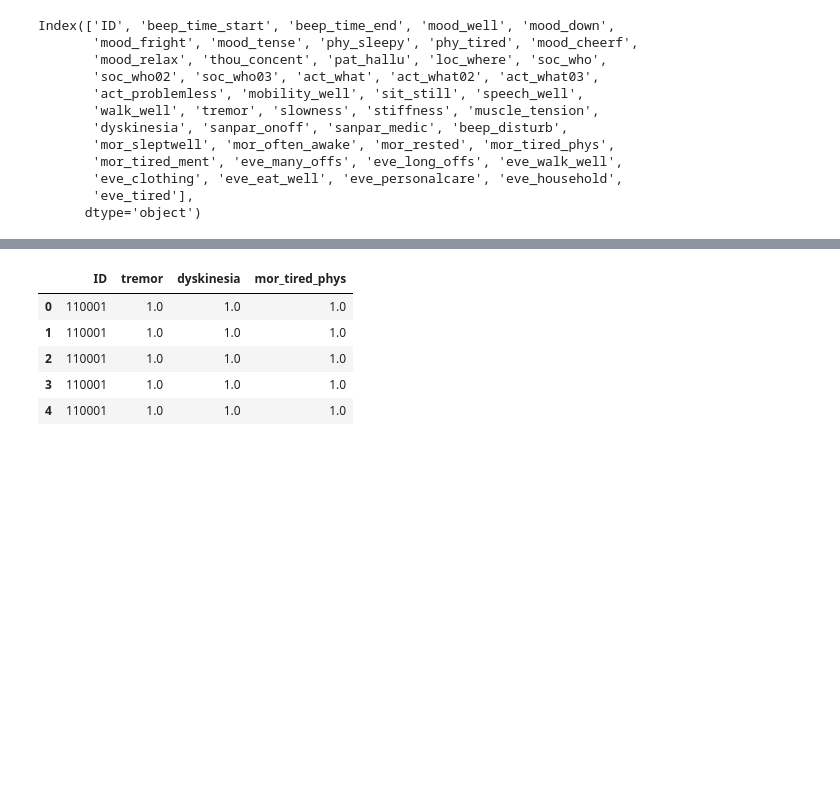
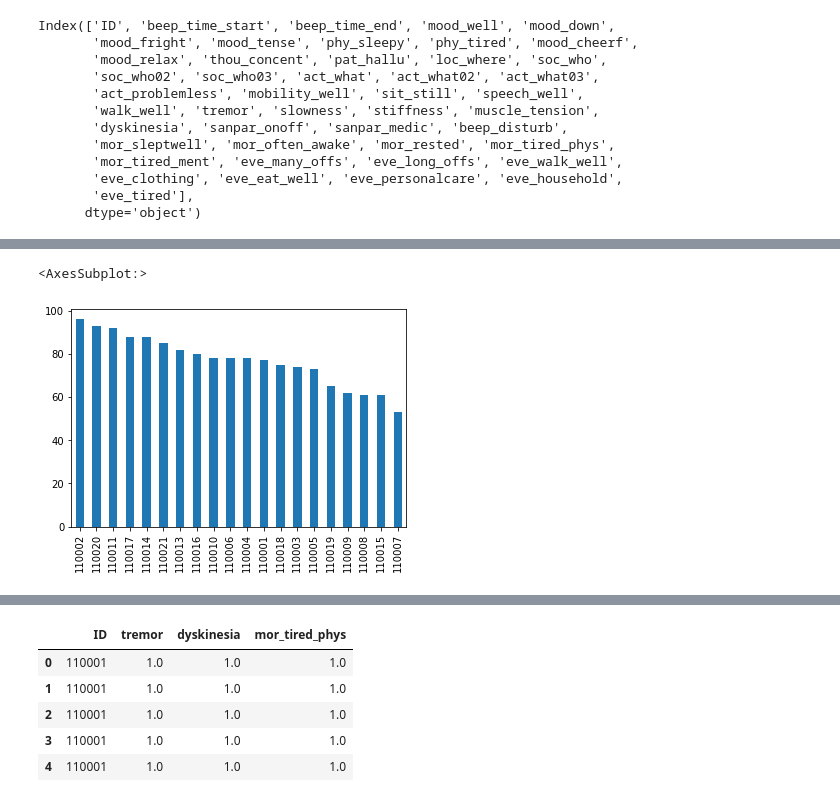
Before and after one commit to zubairfarahi/Data-Science--Machine-Learning-, a Jupyter notebook: Advanced Level/PD_Monitoring/PD_monitoring.ipynb, the cells around one changed output, grey strips where cells are left out. Cells and saved outputs as stored; diff of their text form; code cells hidden in the pictures; blank space fills up the shorter version.

```diff
--- a/Advanced Level/PD_Monitoring/PD_monitoring.ipynb
+++ b/Advanced Level/PD_Monitoring/PD_monitoring.ipynb
@@ -51,0 +74,5 @@ Index(['ID', 'beep_time_start', 'beep_time_end', 'mood_well', 'mood_down',
+# %%
+dataset.ID.value_counts().plot(kind='bar')
+# %% [output]
+<AxesSubplot:>
+[figure, added]
```
Also changed, not shown: parts of 12 cells of this notebook, 1 other file.
